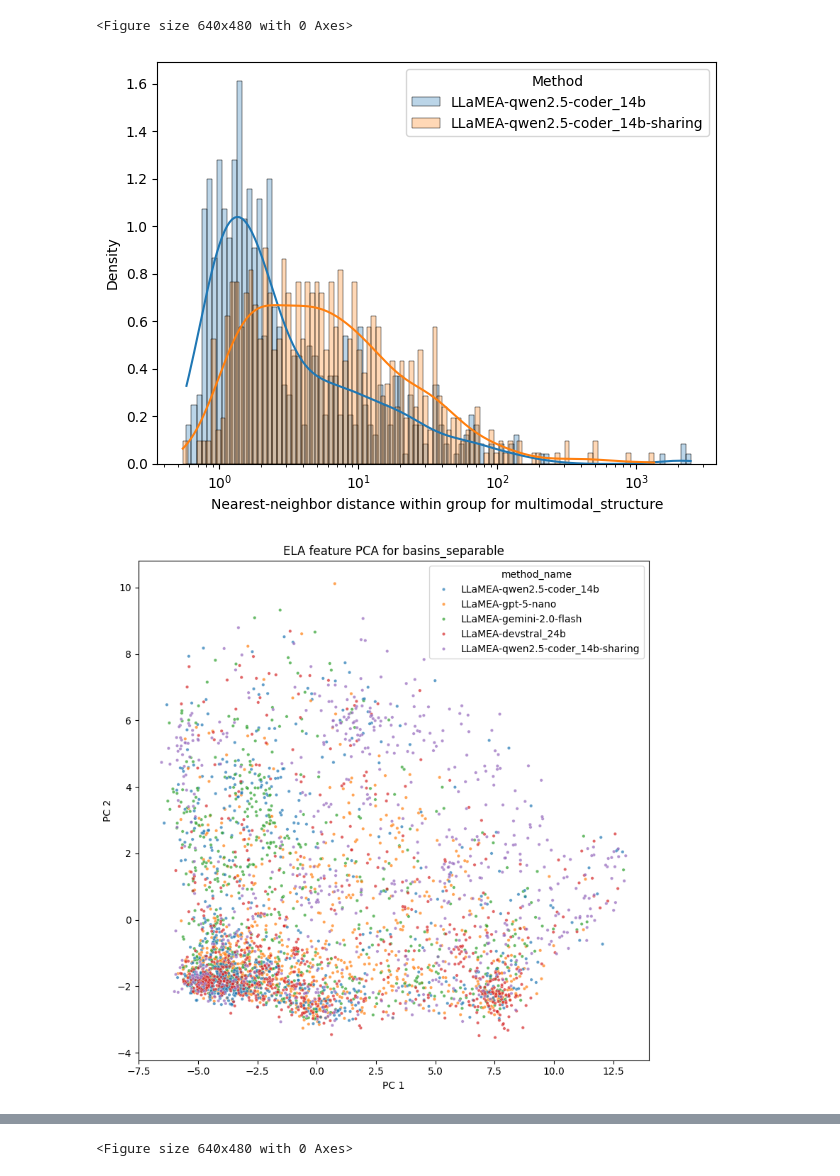
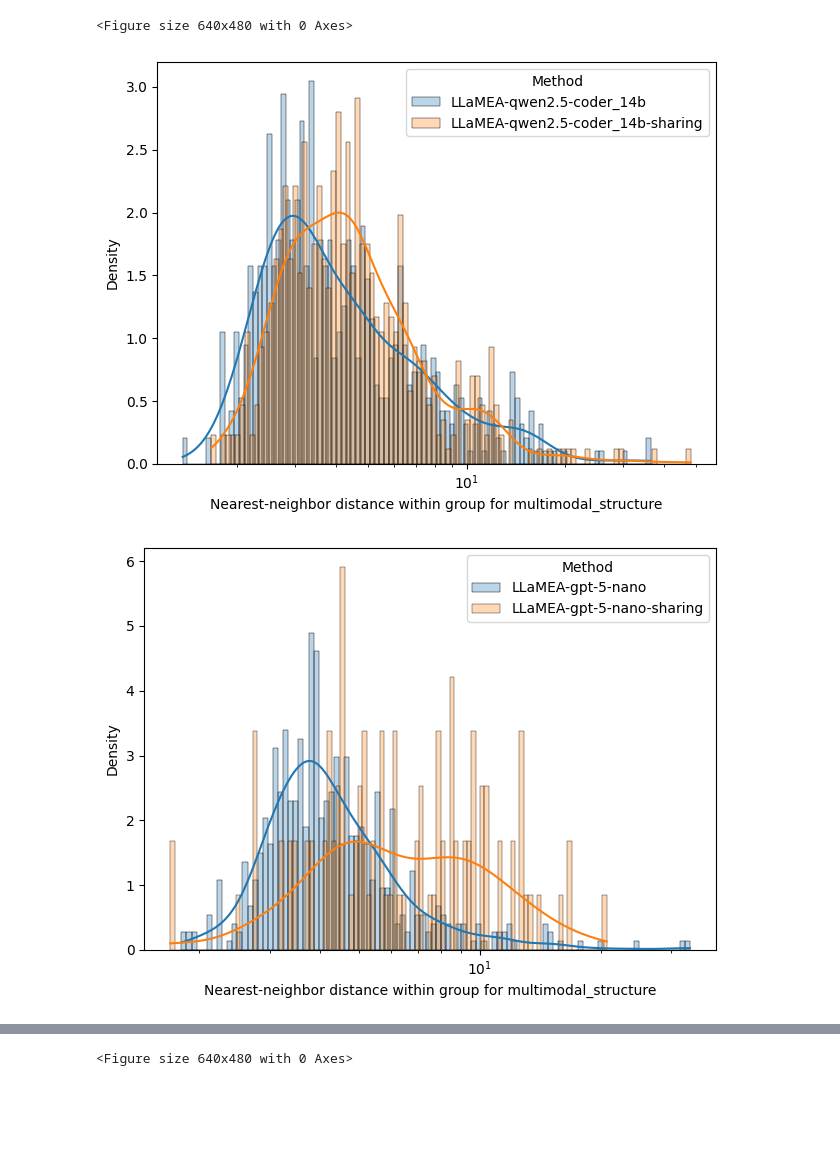
Before and after one commit to XAI-liacs/BLADE, a Jupyter notebook: examples/visualize_ELA.ipynb, the cells around one changed output, grey strips where cells are left out. Drawn from its saved outputs; the diff is of its cells as text; code cells hidden in the pictures; blank space fills up the shorter version.

Commit message:
newest visualisations

```diff
--- a/examples/visualize_ELA.ipynb
+++ b/examples/visualize_ELA.ipynb
@@ -111,6 +111,7 @@ import matplotlib.pyplot as plt
 import seaborn as sns
 from sklearn.manifold import TSNE
 from sklearn.metrics import pairwise_distances
+import joblib
 
 def _plot_on_ax(row, ax, bounds=(-5, 5), res=300):
         ns = {}
@@ -157,6 +158,36 @@ def min_intragroup_distances(df, group_col, num_cols):
 
     return out
 
+
+# Train a standard scaler
+if False:
+    all_ela_data = []
+
+    for problem in problems:
+        data = logger.get_problem_data(problem_name=problem)
+        meta_df = pd.json_normalize(data['metadata'])
+        meta_df["ela_features"] = meta_df["ela_features"].apply(
+            lambda v: v[0] if isinstance(v, (list, tuple)) and len(v) == 1 else v
+        )
+        #remove nans and infs
+        meta_df = meta_df.replace([np.inf, -np.inf], np.nan).dropna(subset=["ela_features"])
+
+        ela_mat = np.vstack(meta_df["ela_features"].values)
+        all_ela_data.append(ela_mat)
+
+    # combine into one big matrix
+    all_ela_data = np.vstack(all_ela_data)
+
+    # remove inf and NaN
+    all_ela_data = np.where(np.isfinite(all_ela_data), all_ela_data, np.nan)
+    mask = ~np.isnan(all_ela_data).any(axis=1)
+    all_ela_data = all_ela_data[mask]
+
+    # fit one scaler
+    scaler = StandardScaler().fit(all_ela_data)
+    joblib.dump(scaler, "ela_scaler.joblib")
+
+
 for problem in problems:
     data = logger.get_problem_data(problem_name=problem)
 
@@ -187,14 +218,20 @@ for problem in problems:
     df = df.replace([np.inf, -np.inf], np.nan).dropna(subset=ela_cols)
 
     #print(df.columns)
+    scaler = joblib.load(f"ela_scaler.joblib")
 
-    X_scaled = StandardScaler().fit_transform(df[ela_cols])
-    pc       = PCA(n_components=2).fit_transform(X_scaled)
+
+
+
     #pc = TSNE(n_components=2, learning_rate='auto',
     #              init='random', perplexity=6).fit_transform(X_scaled)
 
+    #filter on method_name
+    df_gpt5 = df[df["method_name"].str.contains("gpt-5") | df["method_name"].str.contains("qwen")]
+    X_scaled = scaler.transform(df_gpt5[ela_cols])
+    pc = PCA(n_components=2).fit_transform(X_scaled)
     fig, ax = plt.subplots(figsize=(8, 8))
-    sns.scatterplot(x=pc[:, 0], y=pc[:, 1], hue=df["method_name"], ax=ax, s=10, alpha=0.7) #palette="viridis",
+    sns.scatterplot(x=pc[:, 0], y=pc[:, 1], hue=df_gpt5["method_name"], ax=ax, s=10, alpha=0.7) #palette="viridis",
     ax.set_xlabel("PC 1")
     ax.set_ylabel("PC 2")
     ax.set_title(f"ELA feature PCA for {problem}")
@@ -203,18 +240,40 @@ for problem in problems:
     plt.show()
     plt.clf()
 
+
+
     # Now get some numerical diversity metrics on the ELA features per method
+    df[ela_cols] = scaler.transform(df[ela_cols])
     min_d = min_intragroup_distances(df, "method_name", ela_cols)
     #print(min_d.head())
     #print(min_d.describe())
 
 
 
-    # Plot: histogram of min distances, colored per group
+    # Plot: histogram of min distances, colored per group qwen
     plt.figure()
     bins = 100  # tune as needed
     for gval, s in min_d.groupby(df["method_name"]):
         if "qwen2.5" not in gval:
+            continue
+        vals = s.dropna().to_numpy()
+        if len(vals) == 0:
+            continue
+        #print(np.max(vals), "max ela dist", str(gval))
+        sns.histplot(vals, bins=bins, log_scale=True, alpha=0.3, label=str(gval), kde=True, stat="density")  # kde=True adds a kernel density estimate
+        #plt.hist(vals, bins=bins, alpha=0.5, label=str(gval), density=True)  # density normalizes for different group sizes
+    plt.xlabel(f"Nearest-neighbor distance within group for {problem}")
+    plt.ylabel("Density")
+    plt.legend(title="Method")
+    plt.tight_layout()
+    plt.show()
+
+
+    # Plot: histogram of min distances, colored per group for gpt-5
+    plt.figure()
+    bins = 100  # tune as needed
+    for gval, s in min_d.groupby(df["method_name"]):
+        if "gpt-5" not in gval:
             continue
         vals = s.dropna().to_numpy()
         if len(vals) == 0:
@@ -237,11 +296,11 @@ for problem in problems:
     if False: #plot landscapes
 
         for method, grp in df2.groupby("method_name", sort=False):
-            top = grp.nlargest(16, "min_intragroup_dist")  # preserves original df index
+            top = grp.nlargest(36, "min_intragroup_dist")  # preserves original df index
             #print(method, top[["min_intragroup_dist"]])
 
             try:
-                rows, cols = 4, 4
+                rows, cols = 6, 6
                 fig, axes = plt.subplots(rows, cols, figsize=(3*cols, 3*rows), dpi=300)
 
                 for ax in axes.ravel():
@@ -253,7 +312,8 @@ for problem in problems:
                 fig.suptitle(f"Most seperate landscapes {problem} for {method}")
                 plt.tight_layout()
                 plt.show()
+                plt.savefig(f"landscapes_{problem}_{method}.pdf")
                 plt.clf()
             except Exception as e:
-                print(f"plot failed for index {i}: {e}")
+                print(f"plot failed: {e}")
 # %% [output]
@@ -261,3 +321,3 @@ for problem in problems:
 <Figure size 640x480 with 0 Axes>
-[figure, old version]
+[figure, new version]
-[figure, old version]
+[figure, new version]
```
Also changed, not shown: parts of 3 cells of this notebook.
